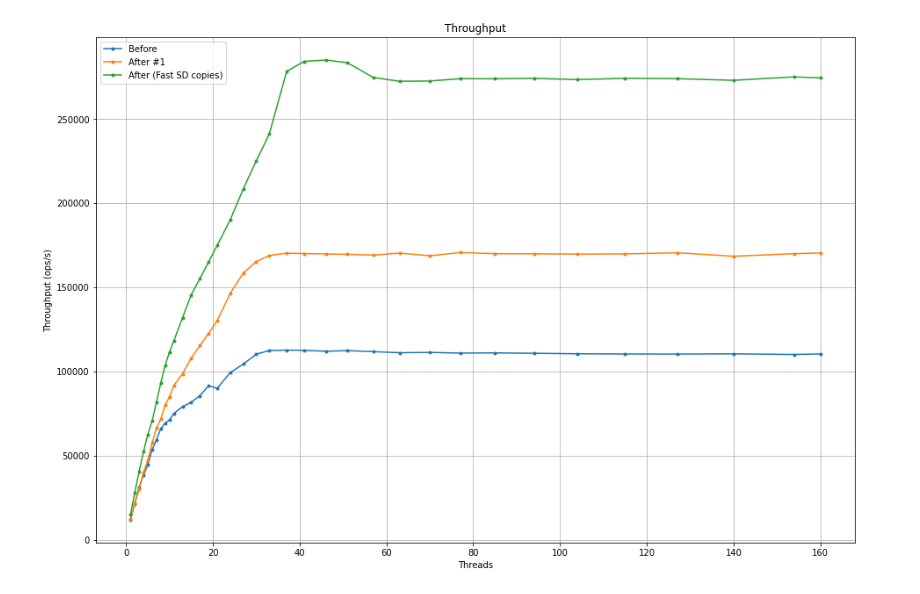
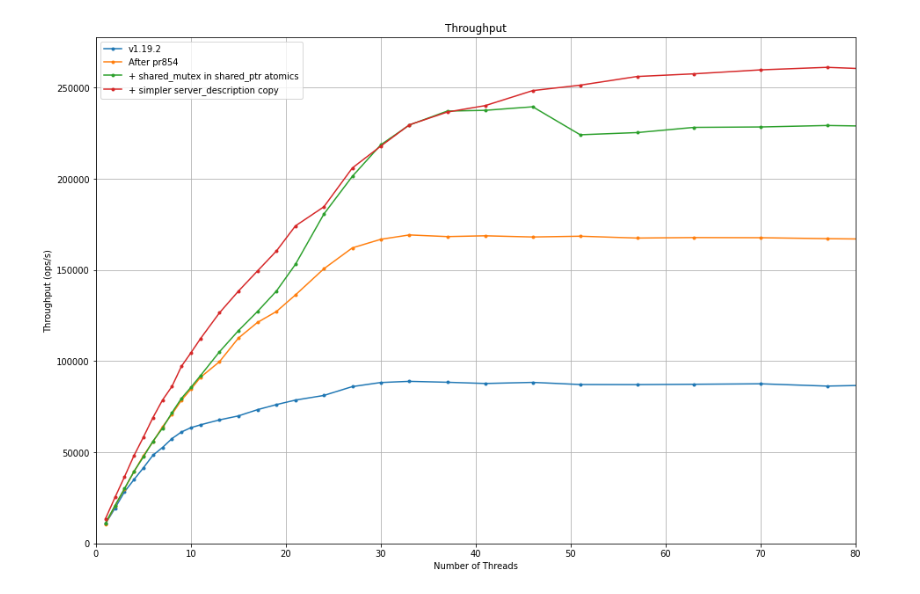
Before and after one commit to vector-of-bool/mongo-c-driver, a Jupyter notebook: plot.ipynb, the cells around one changed output. Saved outputs shown, nothing was run; the diff lists cells and outputs as text; code cells hidden in the pictures.

```diff
--- a/plot.ipynb
+++ b/plot.ipynb
@@ -1,35 +1,34 @@
 # %%
 import matplotlib
 %matplotlib inline
 
 plt = matplotlib.pyplot
 fig = plt.figure()
+fig.set_facecolor('white')
 
 ax = fig.add_axes([0, 0, 2, 2])
 
 def plot_file(fpath: str, label: str):
     content = __import__('json').loads(open(fpath).read())
     samples: list[Any] = content['samples']
     interval: int = content['interval']
     threads = [el['n_threads'] for el in samples]
     rates = [el['rate'] for el in samples]
     ax.plot(threads, rates, marker='.', label=f'{label}')
 
-ax.set_xlabel('Threads')
+ax.set_xlabel('Number of Threads')
 ax.set_ylabel('Throughput (ops/s)')
 ax.set_title('Throughput')
-plot_file('before.json', 'Before')
-plot_file('after-4114.json', 'After #1')
-plot_file('after-new-copy.json', 'After (Fast SD copies)')
-# plot_file('bad-server-desc.json', 'After - Prev handle_hello')
-# plot_file('after-new-handle_hello.json', 'After - New handle_hello')
-# plot_file('shared-td-ptr.json', 'After')
-# plot_file('spinlock.json', 'shared-ptr spinlock')
-# plot_file('sptr-mutex.json', 'shared-ptr mutex')
+plot_file('mongoc-v1.19-bench.json', 'v1.19.2')
+plot_file('mongoc-pr854-bench.json', 'After pr854')
+plot_file('mongoc-sptr-shared_mutex-bench.json', '+ shared_mutex in shared_ptr atomics')
+plot_file('mongoc-better-sd-copy-bench.json', '+ simpler server_description copy')
 ax.legend()
 # plot_file('after2.json', 'After 2')
-# ax.set_xbound(1, 10)
+ax.set_xbound(1, 80)
 ax.grid()
-# ax.set_ylim(0)
+ax.set_xlim(0)
+ax.set_ylim(0)
+fig.set_alpha(1)
 # %% [output]
-[figure, old version]
+[figure, new version]
```
Also changed, not shown: 5 other files.
